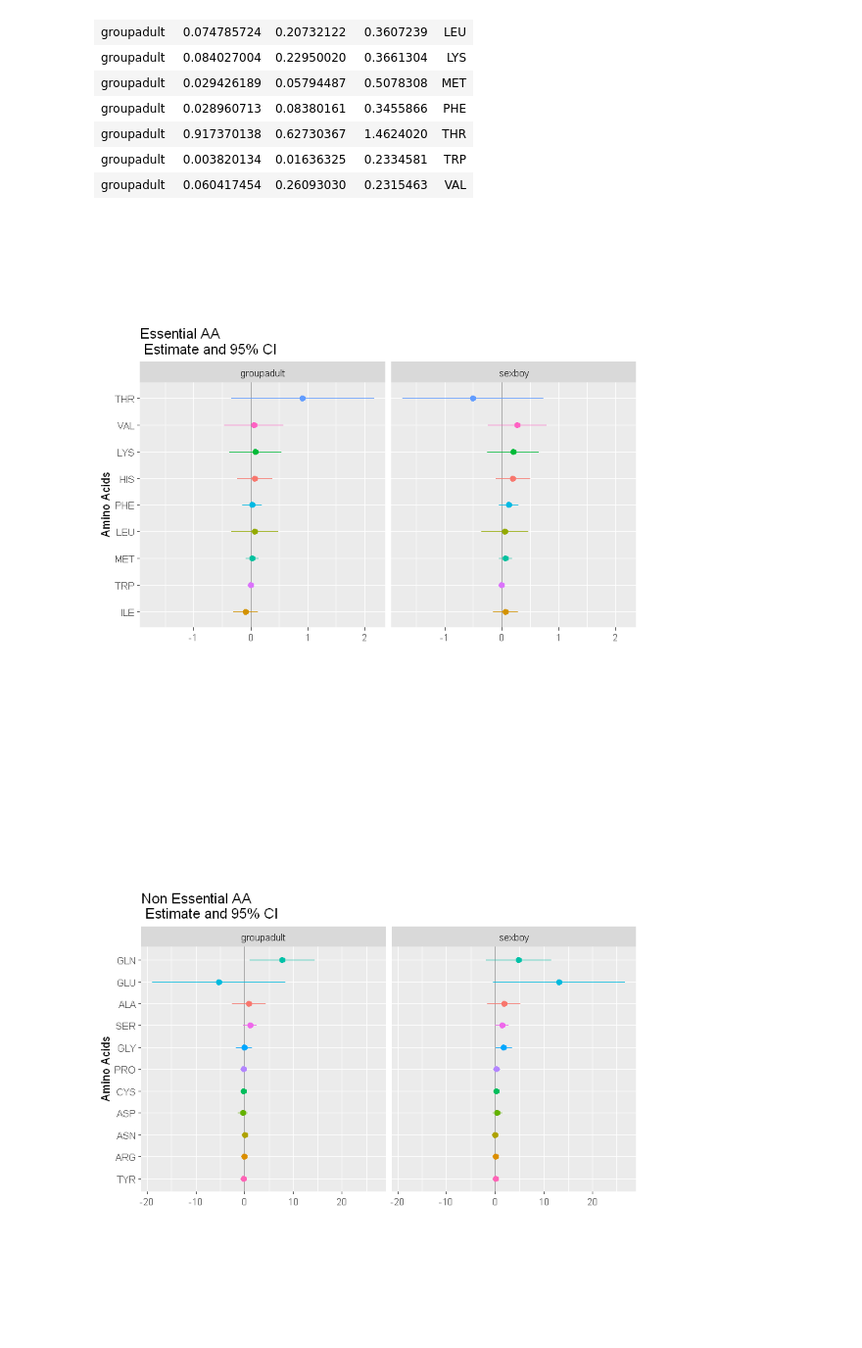
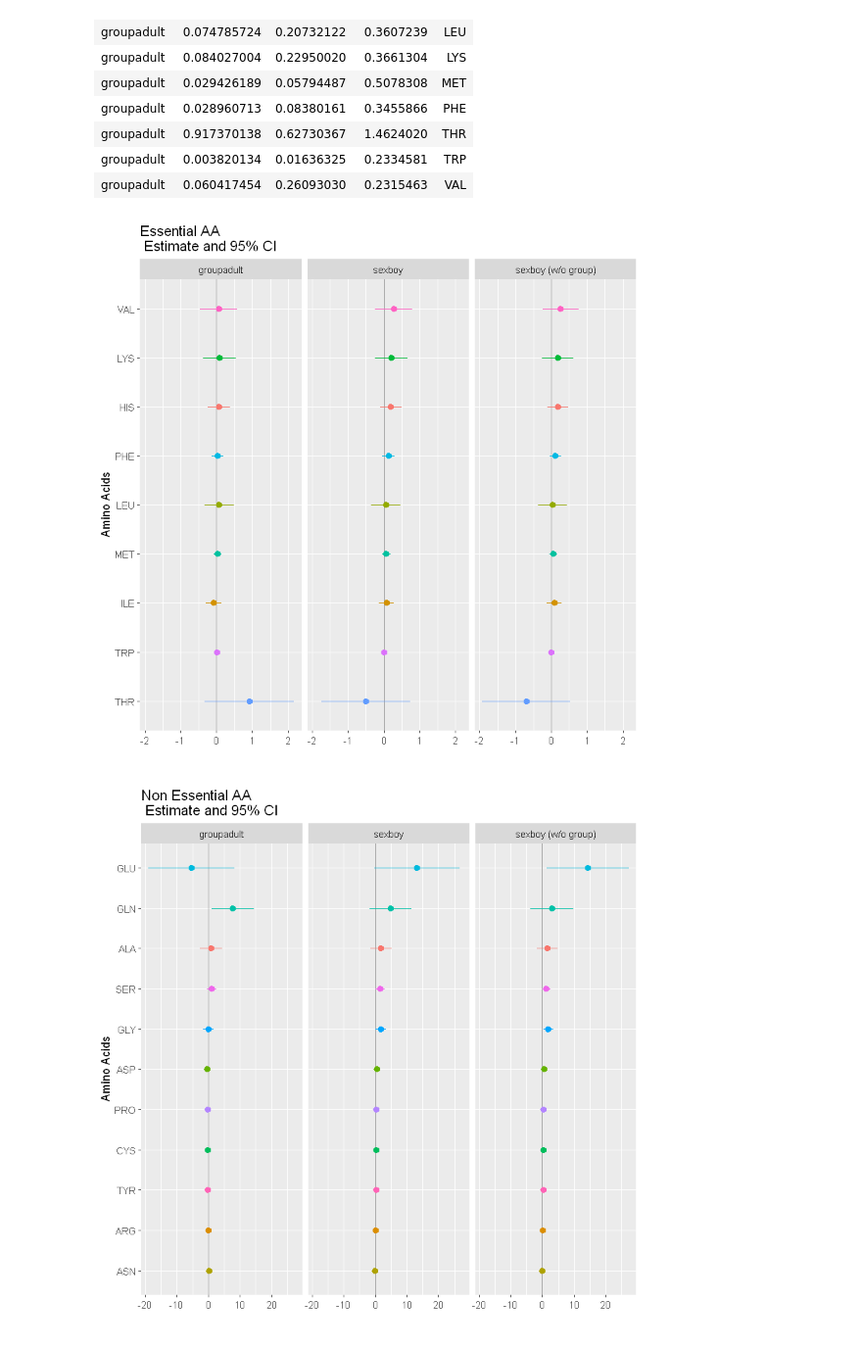
Before and after one commit to notblank/AA-leche-humana, a Jupyter notebook: Report plots Part II.ipynb, the cells around one changed output. Shown at 98% size. Cells and saved outputs as stored; diff of their text form; code cells hidden in the pictures.

```diff
--- a/Report plots Part II.ipynb
+++ b/Report plots Part II.ipynb
@@ -443,33 +451,66 @@ groupCoef_E_G
 | groupadult | 0.917370138 | 0.62730367 | 1.4624020 | THR |
 | groupadult | 0.003820134 | 0.01636325 | 0.2334581 | TRP |
 | groupadult | 0.060417454 | 0.26093030 | 0.2315463 | VAL |
+# %%
+meSex <- function(df){
+
+    me <- lmer(level ~ sex + week + (1 | id), data = df)
+
+    return(me)
+}
+# %%
+me_E_S <- list()
+tidy_E_S <- list()
+
+for(i in 1:nAA_E){
+
+    me_E_S[[i]] <- meSex(AA_E_Nested$data[[i]])
+    tidy_E_S[[i]] <- tidy(me_E_S[[i]], effects = 'fixed') %>% mutate(AA = AA_E_Nested$AA[i])
+
+}
+# %%
+me_NE_S <- list()
+tidy_NE_S <- list()
+
+for(i in 1:nAA_NE){
+
+    me_NE_S[[i]] <- meSex(AA_NE_Nested$data[[i]])
+    tidy_NE_S[[i]] <- tidy(me_NE_S[[i]], effects = 'fixed') %>% mutate(AA = AA_NE_Nested$AA[i])
+
+}
+# %%
+sexCoef_E_S <- bind_rows(tidy_E_S) %>% filter(grepl("sexboy", term))
+sexCoef_NE_S <- bind_rows(tidy_NE_S) %>% filter(grepl("sexboy", term))
+
+sexCoef_E_S$term <- rep('sexboy (w/o group)', nAA_E)
+sexCoef_NE_S$term <- rep('sexboy (w/o group)', nAA_NE)
 # %%
-group_E <- rbind(sexCoef_E_G, groupCoef_E_G)
+group_E <- rbind(sexCoef_E_G, groupCoef_E_G, sexCoef_E_S)
 
 #png(filename="./plots/group_E.png", units="cm", width=20, height=20, res = 300)
 ggplot(group_E, aes(x = reorder(AA, estimate), y = estimate, color = AA)) +
     geom_hline(yintercept = 0, alpha = 0.4) +
     geom_point() + geom_pointrange( aes(x = AA, ymin = estimate - 2*std.error, ymax = estimate + 2*std.error)) +
-    theme(legend.position = "none", aspect.ratio = 1) +
+    theme(legend.position = "none") +
     coord_flip() +
     facet_wrap(~term) +
     xlab('Amino Acids') + ylab('') +
     ggtitle('Essential AA \n Estimate and 95% CI')
 #dev.off()
 # %% [output]
-[figure, old version]
+[figure, new version]
 # %%
-group_NE <- rbind(sexCoef_NE_G, groupCoef_NE_G)
+group_NE <- rbind(sexCoef_NE_G, groupCoef_NE_G, sexCoef_NE_S)
 
-#png(filename="./plots/group_E.png", units="cm", width=20, height=20, res = 300)
+#png(filename="./plots/group_NE.png", units="cm", width=20, height=20, res = 300)
 ggplot(group_NE, aes(x = reorder(AA, estimate), y = estimate, color = AA)) +
     geom_hline(yintercept = 0, alpha = 0.4) +
     geom_point() + geom_pointrange( aes(x = AA, ymin = estimate - 2*std.error, ymax = estimate + 2*std.error)) +
-    theme(legend.position = "none", aspect.ratio = 1) +
+    theme(legend.position = "none") +
     coord_flip() +
     facet_wrap(~term) +
     xlab('Amino Acids') + ylab('') +
     ggtitle('Non Essential AA \n Estimate and 95% CI')
 #dev.off()
 # %% [output]
-[figure, old version]
+[figure, new version]
```
Also changed, not shown: parts of 2 cells of this notebook, 12 other files.
